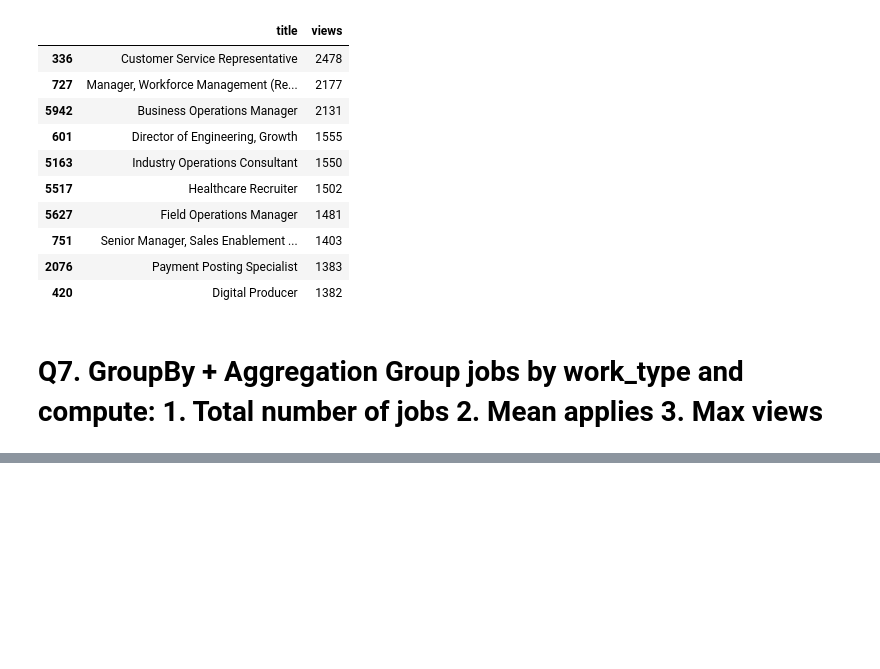
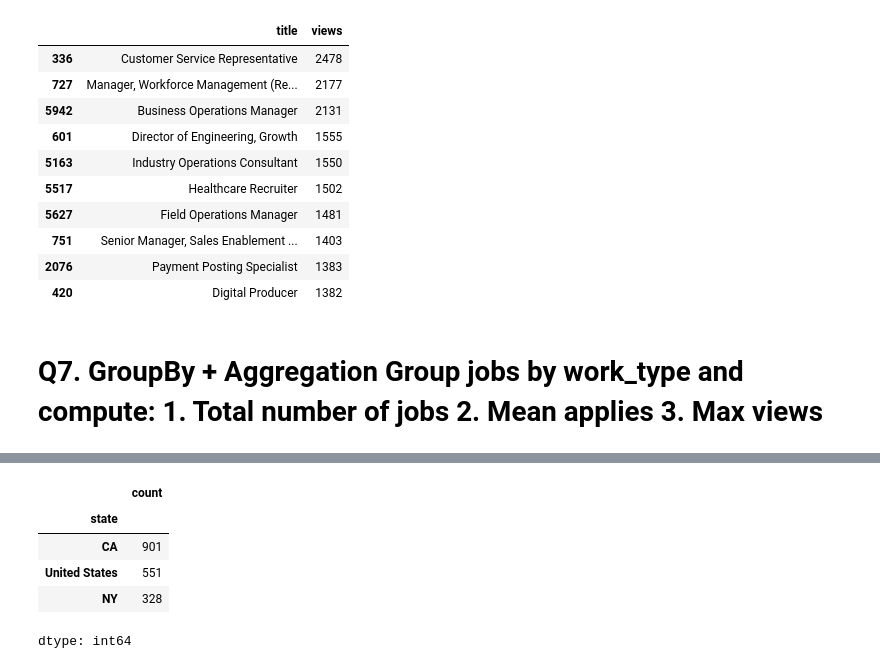
Before and after one commit to soumensen411/Job-Postings-EDA-with-Pandas, a Jupyter notebook: pandas_exercise.ipynb, the cells around one changed output, grey strips where cells are left out. Saved outputs shown, nothing was run; the diff lists cells and outputs as text; code cells hidden in the pictures; blank space fills up the shorter version.

```diff
--- a/pandas_exercise.ipynb
+++ b/pandas_exercise.ipynb
@@ -212,0 +234,13 @@ df.head()
+# %%
+df['demand'] = df['applies'].apply(
+    lambda x : "High" if x>100 else 'Low'
+)
+# %%
+df['state'].value_counts().head(3) # the top 3 states by number of job postings.
+# %% [output]
+|  | count |
+| state |  |
+| CA | 901 |
+| United States | 551 |
+| NY | 328 |
+dtype: int64
```
Also changed, not shown: parts of 10 cells of this notebook.
